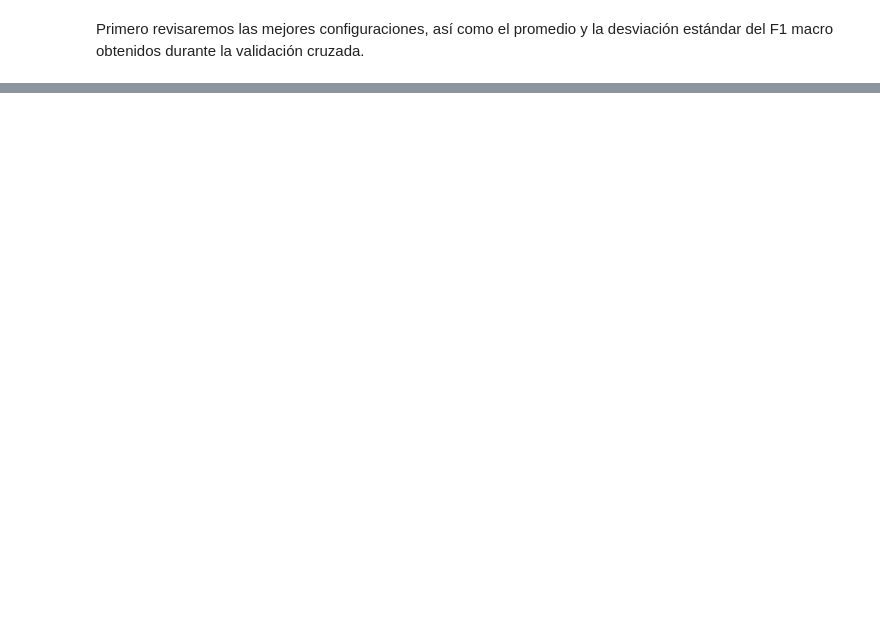
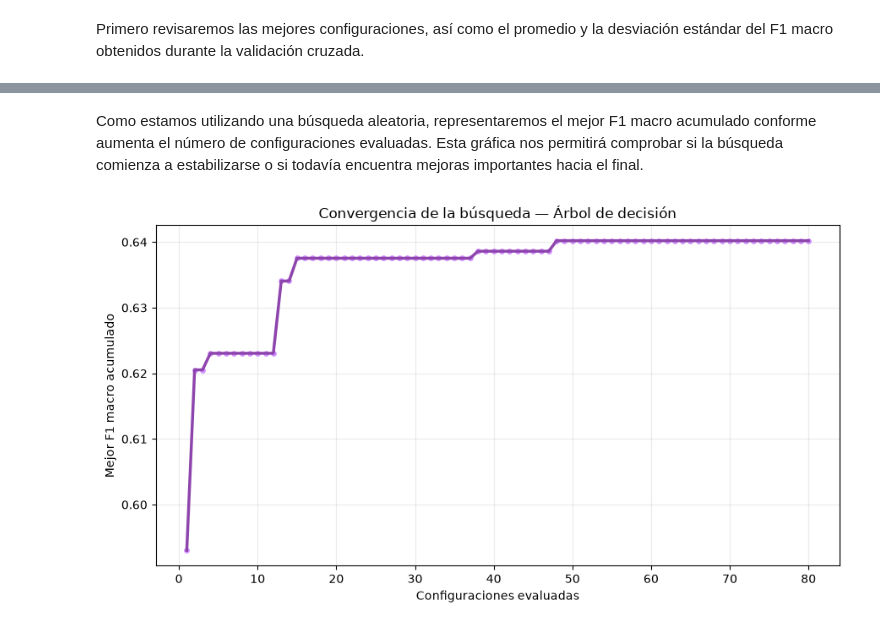
Before and after one commit to adriamedinaa-ang/icd2026, a Jupyter notebook: Practices/Practice 3/Practice 3.ipynb, the cells around one changed output, grey strips where cells are left out. Drawn from its saved outputs; the diff is of its cells as text; code cells hidden in the pictures; blank space fills up the shorter version.

```diff
--- a/Practices/Practice 3/Practice 3.ipynb
+++ b/Practices/Practice 3/Practice 3.ipynb
@@ -613,0 +625,35 @@ Desviación estándar: 0.0160
+# %% [markdown]
+Como estamos utilizando una búsqueda aleatoria, representaremos el mejor F1 macro acumulado conforme aumenta el número de configuraciones evaluadas. Esta gráfica nos permitirá comprobar si la búsqueda comienza a estabilizarse o si todavía encuentra mejoras importantes hacia el final.
+# %%
+resultados_arbol["configuracion"] = (
+    np.arange(1, len(resultados_arbol) + 1)
+)
+
+resultados_arbol["mejor_f1_acumulado"] = (
+    resultados_arbol["mean_test_score"].cummax()
+)
+
+plt.figure(figsize=(9, 5))
+
+plt.plot(
+    resultados_arbol["configuracion"],
+    resultados_arbol["mejor_f1_acumulado"],
+    color="#8E44AD",
+    linewidth=2.5
+)
+
+plt.scatter(
+    resultados_arbol["configuracion"],
+    resultados_arbol["mejor_f1_acumulado"],
+    color="#D291FF",
+    s=15
+)
+
+plt.title("Convergencia de la búsqueda — Árbol de decisión")
+plt.xlabel("Configuraciones evaluadas")
+plt.ylabel("Mejor F1 macro acumulado")
+plt.grid(alpha=0.25)
+plt.tight_layout()
+plt.show()
+# %% [output]
+[figure, added]
```
Also changed, not shown: parts of 87 cells of this notebook, 2 other files.
